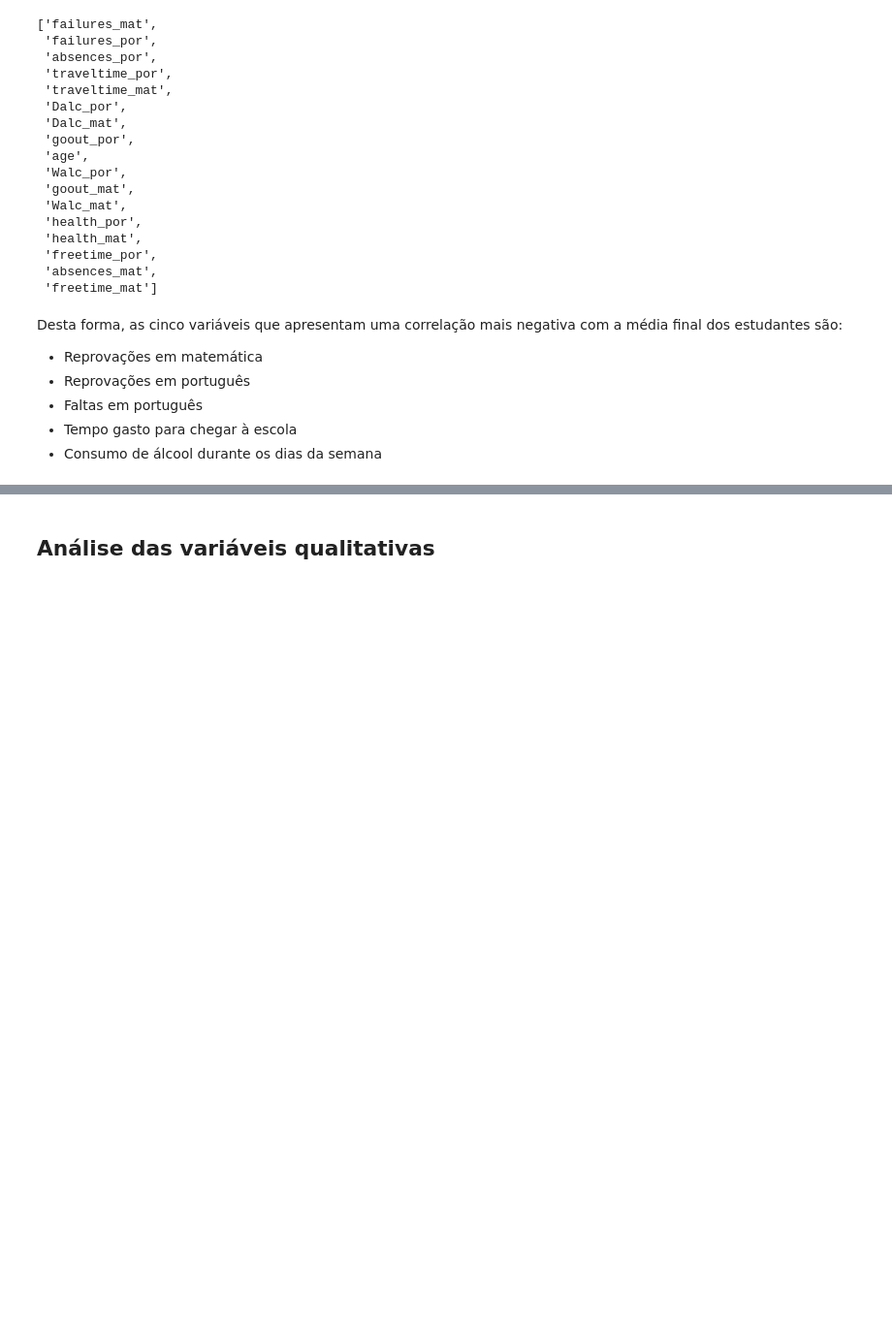
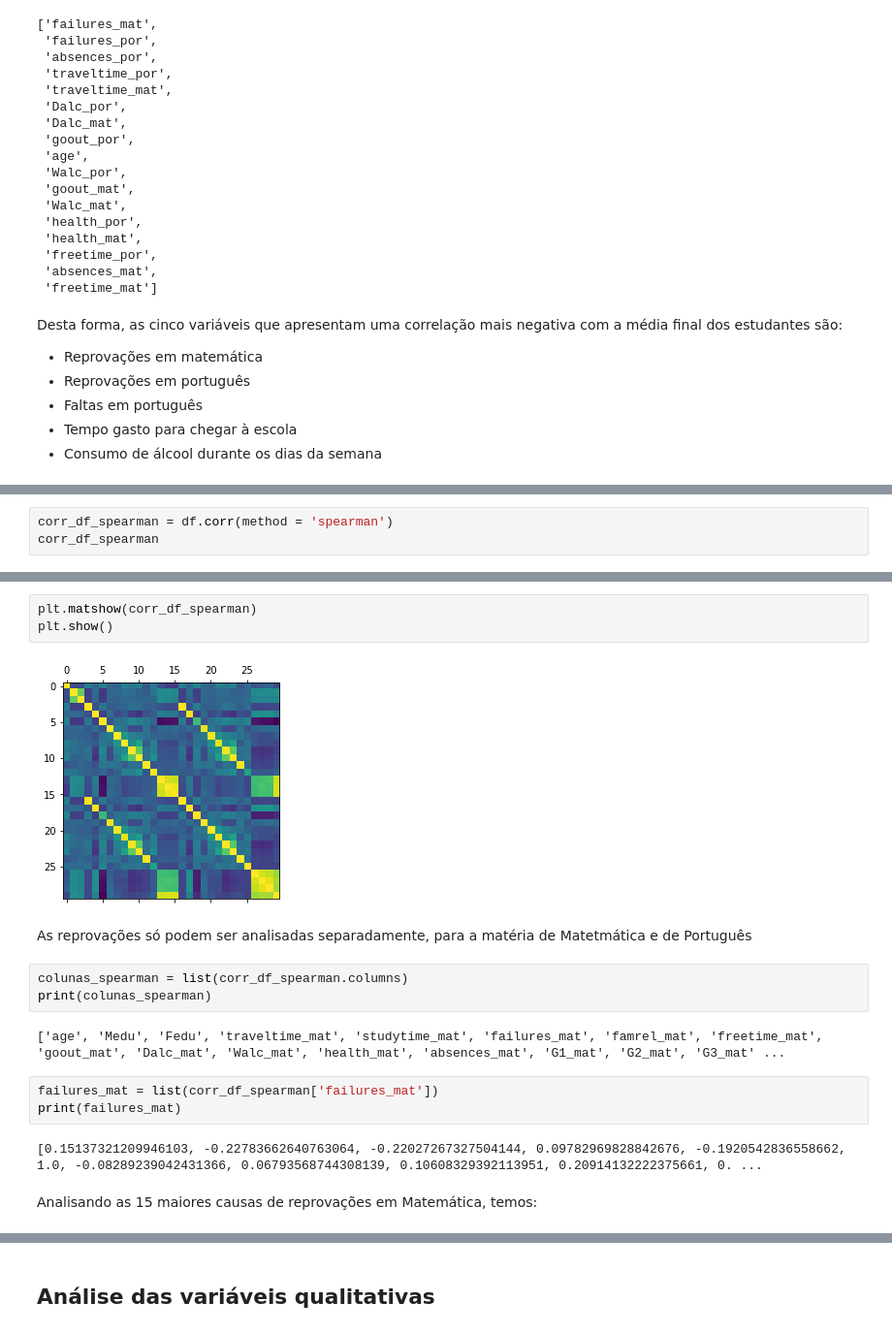
Before and after one commit to shl0mo/DataAnalysis_Students-Pandas, a Jupyter notebook: Estudantes.ipynb, the cells around one changed output, grey strips where cells are left out. Shown: that part at 97% size. Cells and saved outputs as stored; diff of their text form; blank space fills up the shorter version.

Commit message:
Análise reprovações - Matemática

```diff
--- a/Estudantes.ipynb
+++ b/Estudantes.ipynb
@@ -515,0 +518,3 @@ Desta forma, as cinco variáveis que apresentam uma correlação mais negativa c
+# %%
+corr_df_spearman = df.corr(method = 'spearman')
+corr_df_spearman
@@ -515,0 +539,19 @@ Desta forma, as cinco variáveis que apresentam uma correlação mais negativa c
+# %%
+plt.matshow(corr_df_spearman)
+plt.show()
+# %% [output]
+[figure, added]
+# %% [markdown]
+As reprovações só podem ser analisadas separadamente, para a matéria de Matetmática e de Português
+# %%
+colunas_spearman = list(corr_df_spearman.columns)
+print(colunas_spearman)
+# %% [output]
+['age', 'Medu', 'Fedu', 'traveltime_mat', 'studytime_mat', 'failures_mat', 'famrel_mat', 'freetime_mat', 'goout_mat', 'Dalc_mat', 'Walc_mat', 'health_mat', 'absences_mat', 'G1_mat', 'G2_mat', 'G3_mat' ...
+# %%
+failures_mat = list(corr_df_spearman['failures_mat'])
+print(failures_mat)
+# %% [output]
+[0.15137321209946103, -0.22783662640763064, -0.22027267327504144, 0.09782969828842676, -0.1920542836558662, 1.0, -0.08289239042431366, 0.06793568744308139, 0.10608329392113951, 0.20914132222375661, 0. ...
+# %% [markdown]
+Analisando as 15 maiores causas de reprovações em Matemática, temos:
```
Also changed, not shown: parts of 9 cells of this notebook.
